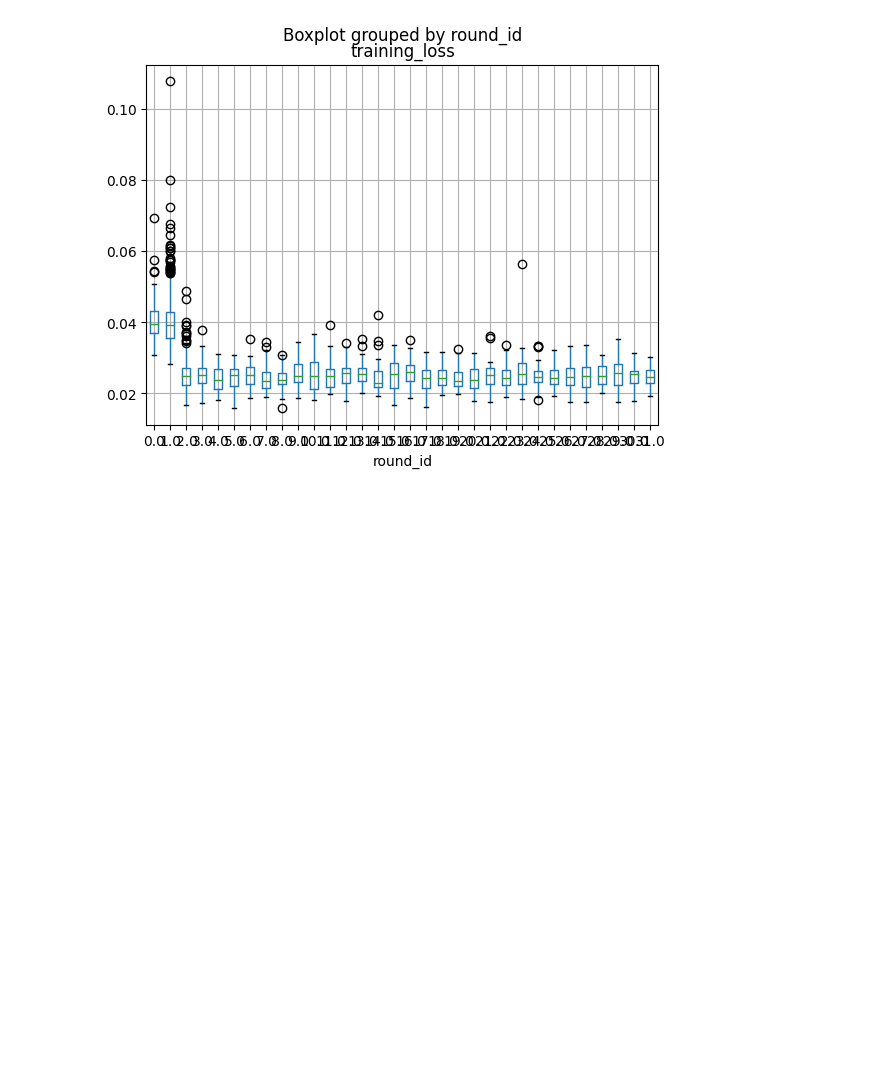
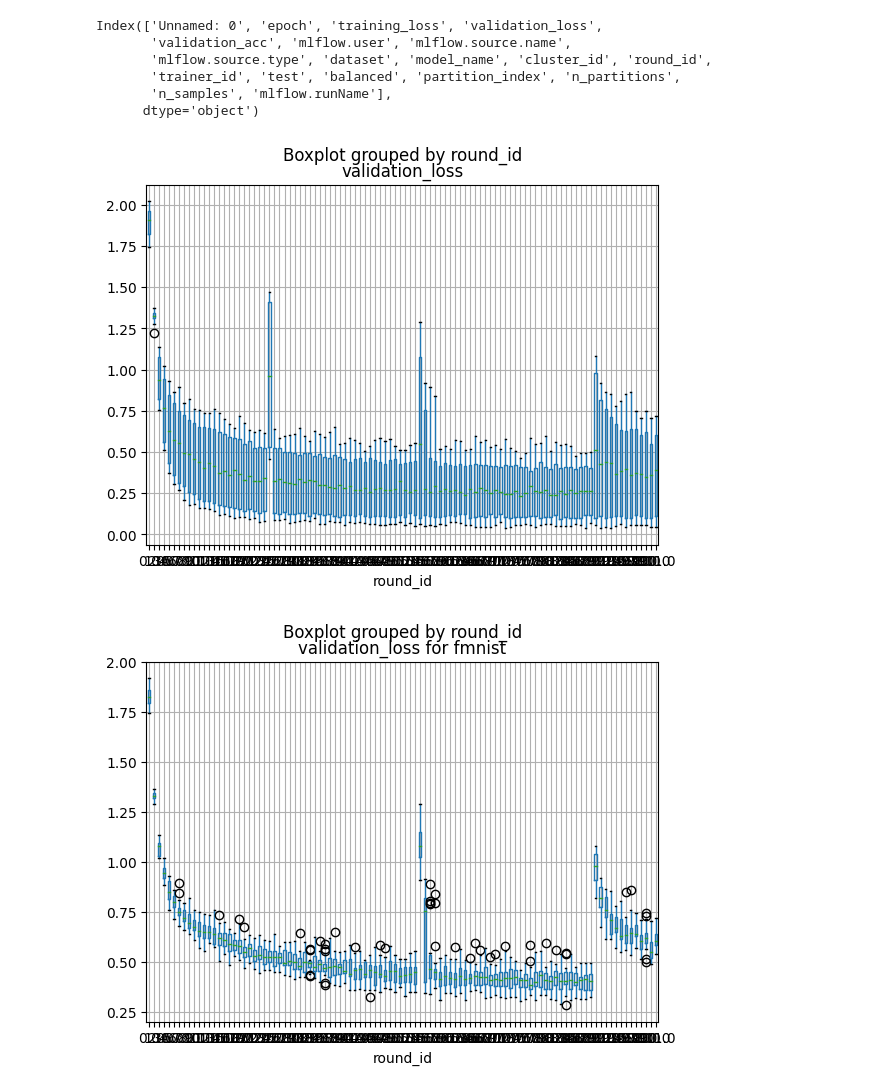
Before and after one commit to Mick00/dml, a Jupyter notebook: notebooks/analytics/daeclust.ipynb, the cells around one changed output. Cells and saved outputs as stored; diff of their text form; code cells hidden in the pictures; blank space fills up the shorter version.

```diff
--- a/notebooks/analytics/daeclust.ipynb
+++ b/notebooks/analytics/daeclust.ipynb
@@ -17,7 +6,0 @@ df = init_analysis(EXP_NAME)
-# %%
-loss_plot_ax = df.loc[df.round_id < 32].boxplot("training_loss", by="round_id")
-loss_plot_fig = loss_plot_ax.get_figure()
-savefig(loss_plot_fig, "training_loss")
-loss_plot_fig.show()
-# %% [output]
-[figure, removed]
@@ -23,0 +13,29 @@ loss_plot_fig.show()
+# %%
+df.columns
+# %% [output]
+Index(['Unnamed: 0', 'epoch', 'training_loss', 'validation_loss',
+       'validation_acc', 'mlflow.user', 'mlflow.source.name',
+       'mlflow.source.type', 'dataset', 'model_name', 'cluster_id', 'round_id',
+       'trainer_id', 'test', 'balanced', 'partition_index', 'n_partitions',
+       'n_samples', 'mlflow.runName'],
+      dtype='object')
+# %%
+def boxplot_metric(df, metric):
+    if metric in df.columns:
+        plot_ax = df.groupby(["round_id", "trainer_id"]).max().boxplot(metric, by="round_id")
+        plot_fig = plot_ax.get_figure()
+        savefig(plot_fig, metric)
+        plot_fig.show()
+        datasets = df.dataset.unique()
+        if len(datasets) > 1:
+            for dataset in datasets:
+                    plot_ax = df.loc[df.dataset == dataset].groupby(["round_id", "trainer_id"]).max().boxplot(
+                        metric, by="round_id")
+                    plot_ax.set_title(f"{metric} for {dataset}")
+                    plot_fig = plot_ax.get_figure()
+                    savefig(plot_fig, f"{metric}_{dataset}")
+                    plot_fig.show()
+boxplot_metric(df,"validation_loss")
+# %% [output]
+[figure, added]
+[figure, added]
```
Also changed, not shown: parts of 9 cells of this notebook, 43 other files.
